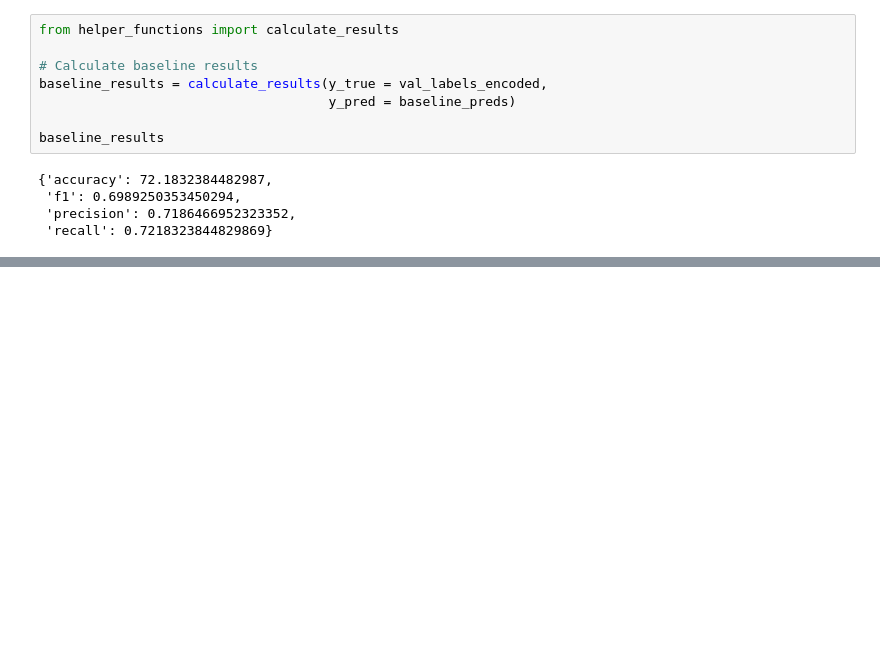
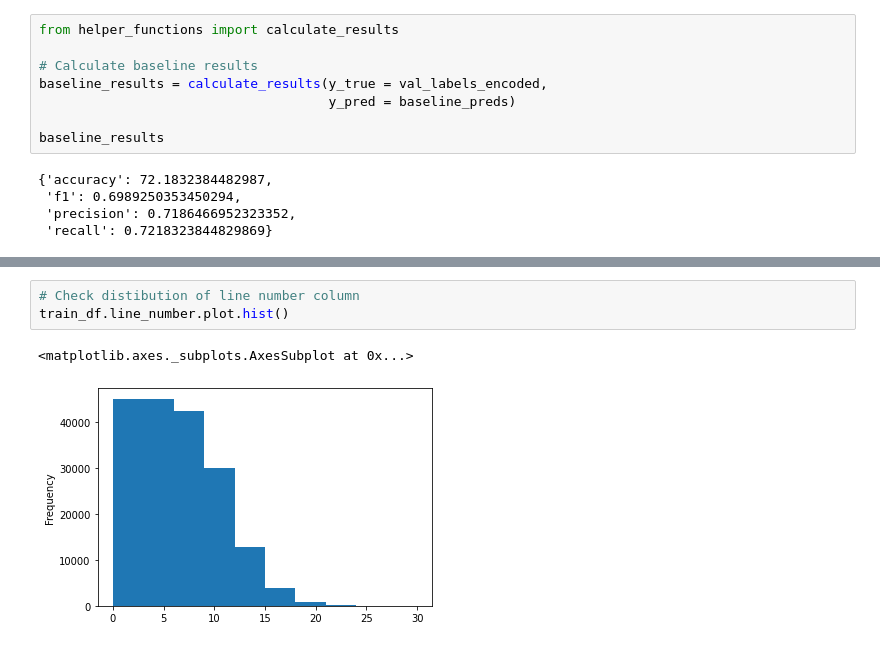
Before and after one commit to Kgs-Mathaba/NLP-sequential-sentence-classification-Project, a Jupyter notebook: SkimLit.ipynb, the cells around one changed output, grey strips where cells are left out. Saved outputs shown, nothing was run; the diff lists cells and outputs as text; blank space fills up the shorter version.

```diff
--- a/SkimLit.ipynb
+++ b/SkimLit.ipynb
@@ -305,0 +1056,6 @@ baseline_results
+# %%
+# Check distibution of line number column
+train_df.line_number.plot.hist()
+# %% [output]
+<matplotlib.axes._subplots.AxesSubplot at 0x...>
+[figure, added]
```
Also changed, not shown: parts of 77 cells of this notebook.
